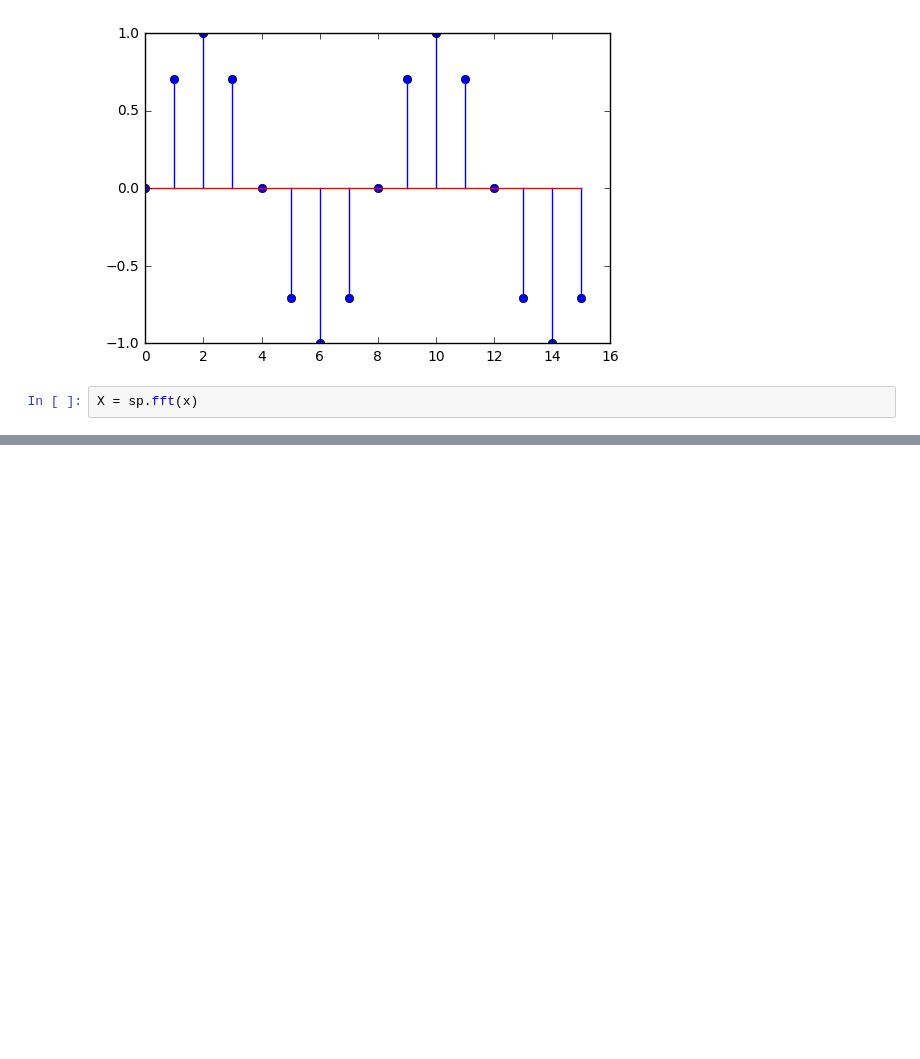
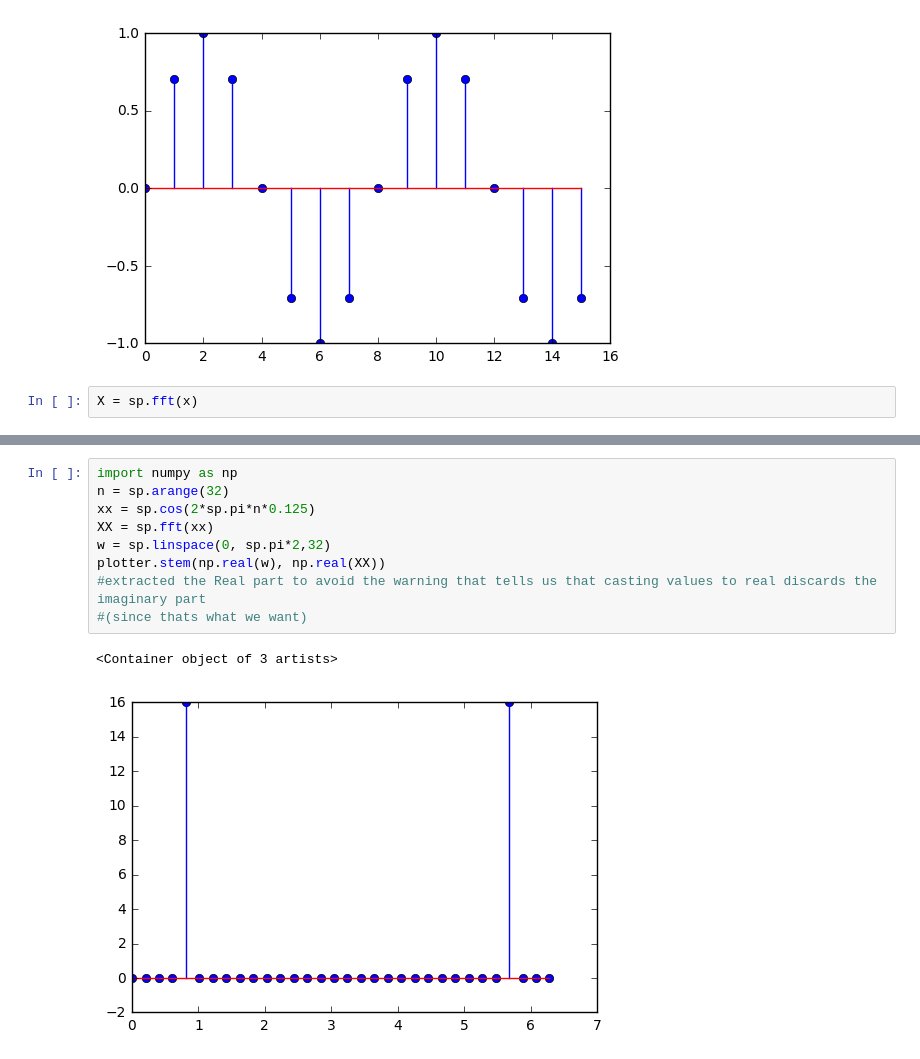
Before and after one commit to milorads/PythonBasics, a Jupyter notebook: Second Part.ipynb, the cells around one changed output, grey strips where cells are left out. Cells and saved outputs as stored; diff of their text form; blank space fills up the shorter version.

Commit message:
updated second part

```diff
--- a/Second Part.ipynb
+++ b/Second Part.ipynb
@@ -64,0 +70,12 @@ w = sp.linspace(0, sp.pi*2, len)
+# %%
+import numpy as np
+n = sp.arange(32)
+xx = sp.cos(2*sp.pi*n*0.125)
+XX = sp.fft(xx)
+w = sp.linspace(0, sp.pi*2,32)
+plotter.stem(np.real(w), np.real(XX))
+#extracted the Real part to avoid the warning that tells us that casting values to real discards the imaginary part
+#(since thats what we want)
+# %% [output]
+<Container object of 3 artists>
+[figure, added]
```
Also changed, not shown: parts of 3 cells of this notebook.
